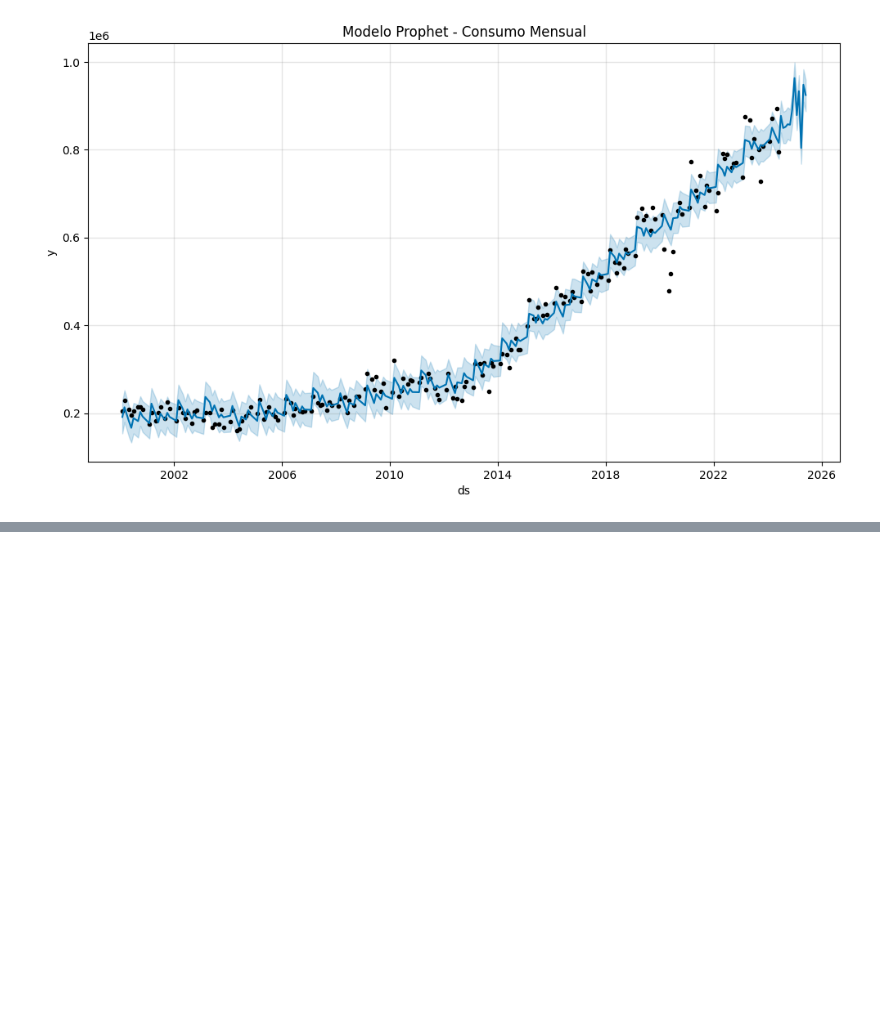
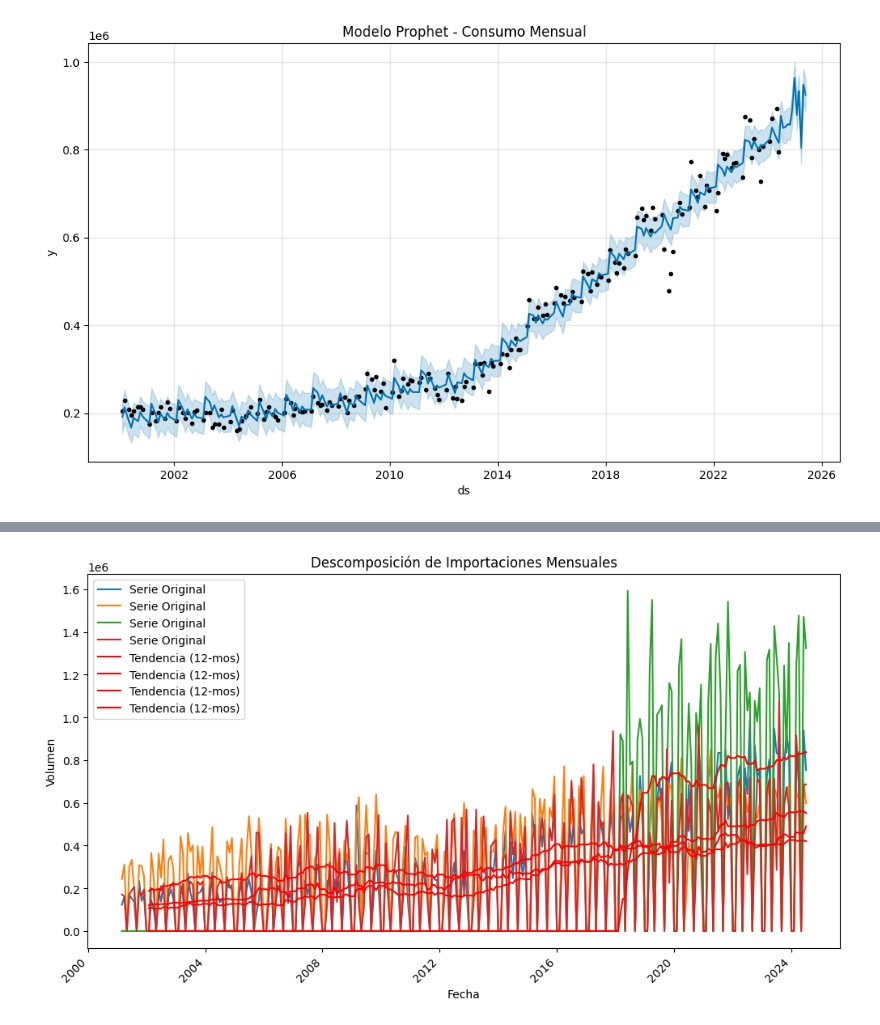
Before and after one commit to Sebas021210/Lab2-DS, a Jupyter notebook: Lab2.ipynb, the cells around one changed output, grey strips where cells are left out. Saved outputs shown, nothing was run; the diff lists cells and outputs as text; code cells hidden in the pictures; blank space fills up the shorter version.

Commit message:
Serie de importación y precios

```diff
--- a/Lab2.ipynb
+++ b/Lab2.ipynb
@@ -320,0 +323,5 @@ plt.show()
+# %%
+importaciones_df2 = importaciones_df1.copy()
+
+importaciones_df2['Fecha'] = pd.to_datetime(importaciones_df2['Fecha'], format='%b/%Y', errors='coerce')
+importaciones_df2.set_index('Fecha', inplace=True)
@@ -320,0 +353,16 @@ plt.show()
+# %%
+# Descomposición de la Serie
+importaciones_mensuales = importaciones_df2.resample('M').sum()
+importaciones_mensuales_decomp = importaciones_mensuales.rolling(window=12).mean()
+
+plt.figure(figsize=(12, 6))
+plt.plot(importaciones_mensuales, label='Serie Original')
+plt.plot(importaciones_mensuales_decomp, label='Tendencia (12-mos)', color='red')
+plt.legend()
+plt.title('Descomposición de Importaciones Mensuales')
+plt.xlabel('Fecha')
+plt.ylabel('Volumen')
+plt.xticks(rotation=45, ha='right')
+plt.show()
+# %% [output]
+[figure, added]
```
Also changed, not shown: parts of 18 cells of this notebook.
